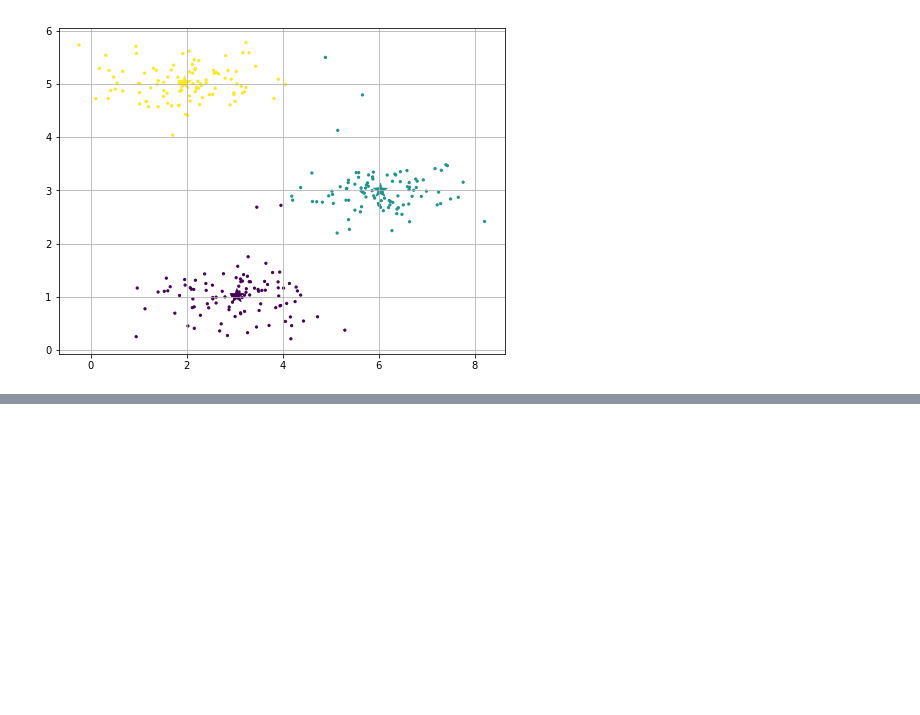
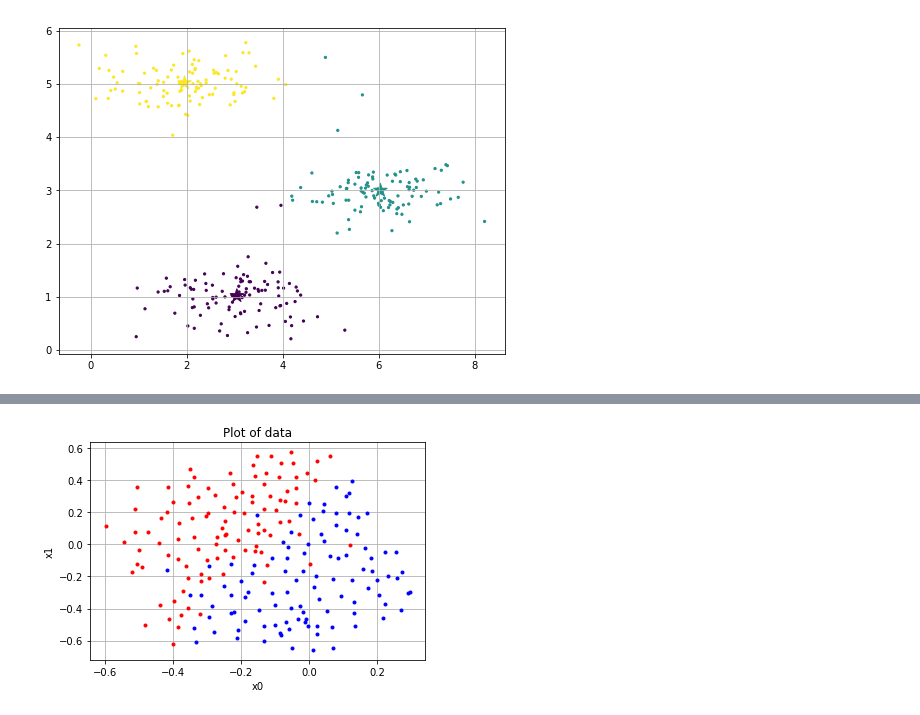
Before and after one commit to finnthedawg/ml_kmeans, a Jupyter notebook: k_means.ipynb, the cells around one changed output, grey strips where cells are left out. Saved outputs shown, nothing was run; the diff lists cells and outputs as text; code cells hidden in the pictures; blank space fills up the shorter version.

```diff
--- a/k_means.ipynb
+++ b/k_means.ipynb
@@ -121,0 +143,15 @@ dict_keys(['__header__', '__version__', 'Xval', 'X', '__globals__', 'yval', 'y']
+# %%
+#Or in 2d.
+#Visualize the data
+for i in range(data['X'].shape[0]):
+    if(data['y'][i] == 0):
+        plt.plot(data['X'][i,0], data['X'][i,1], 'b.') #Blue
+    elif(data['y'][i] == 1):
+        plt.plot(data['X'][i,0], data['X'][i,1], 'r.') #Red
+plt.title("Plot of data")
+plt.xlabel("x0")
+plt.ylabel("x1")
+plt.grid()
+plt.show()
+# %% [output]
+[figure, added]
```
Also changed, not shown: parts of 12 cells of this notebook.
